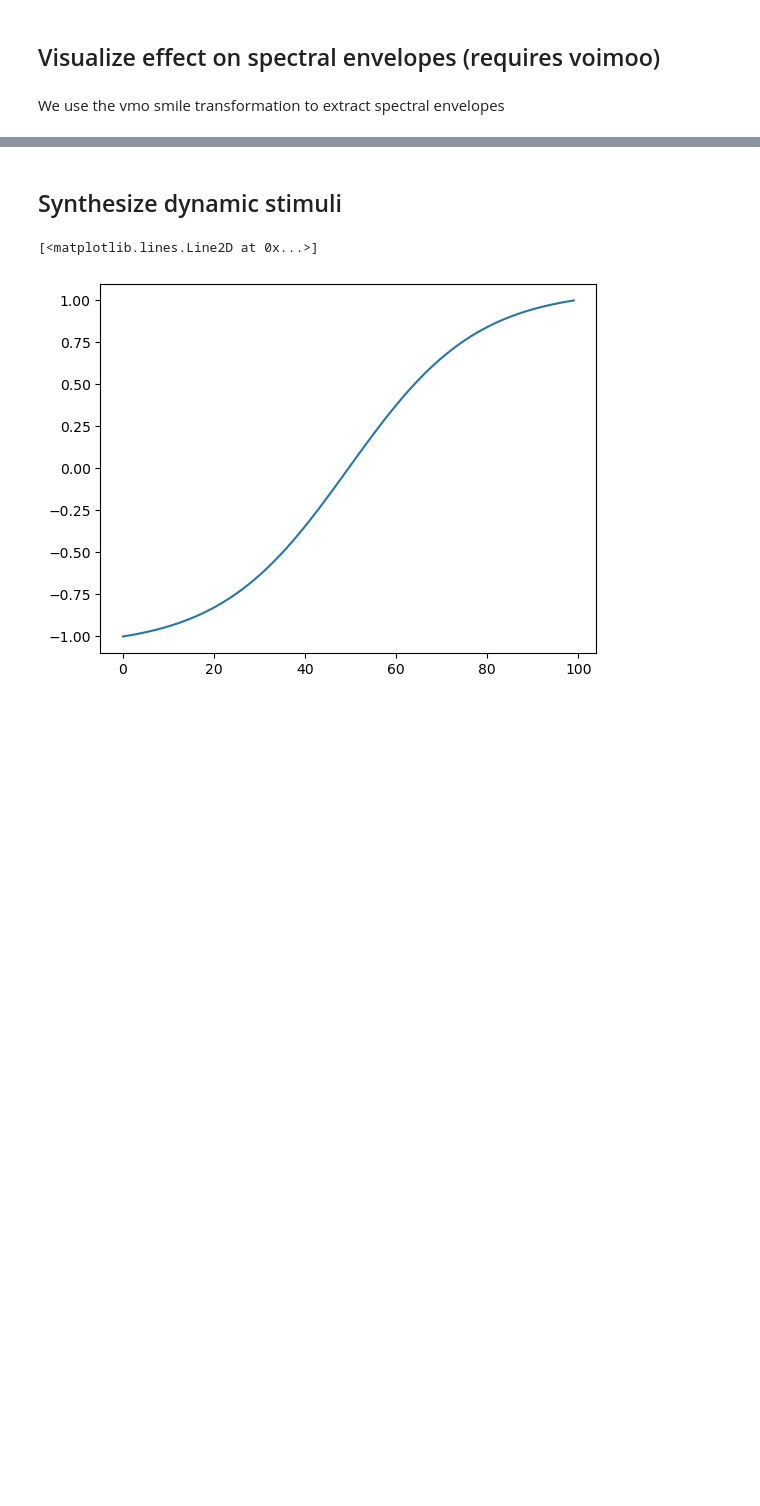
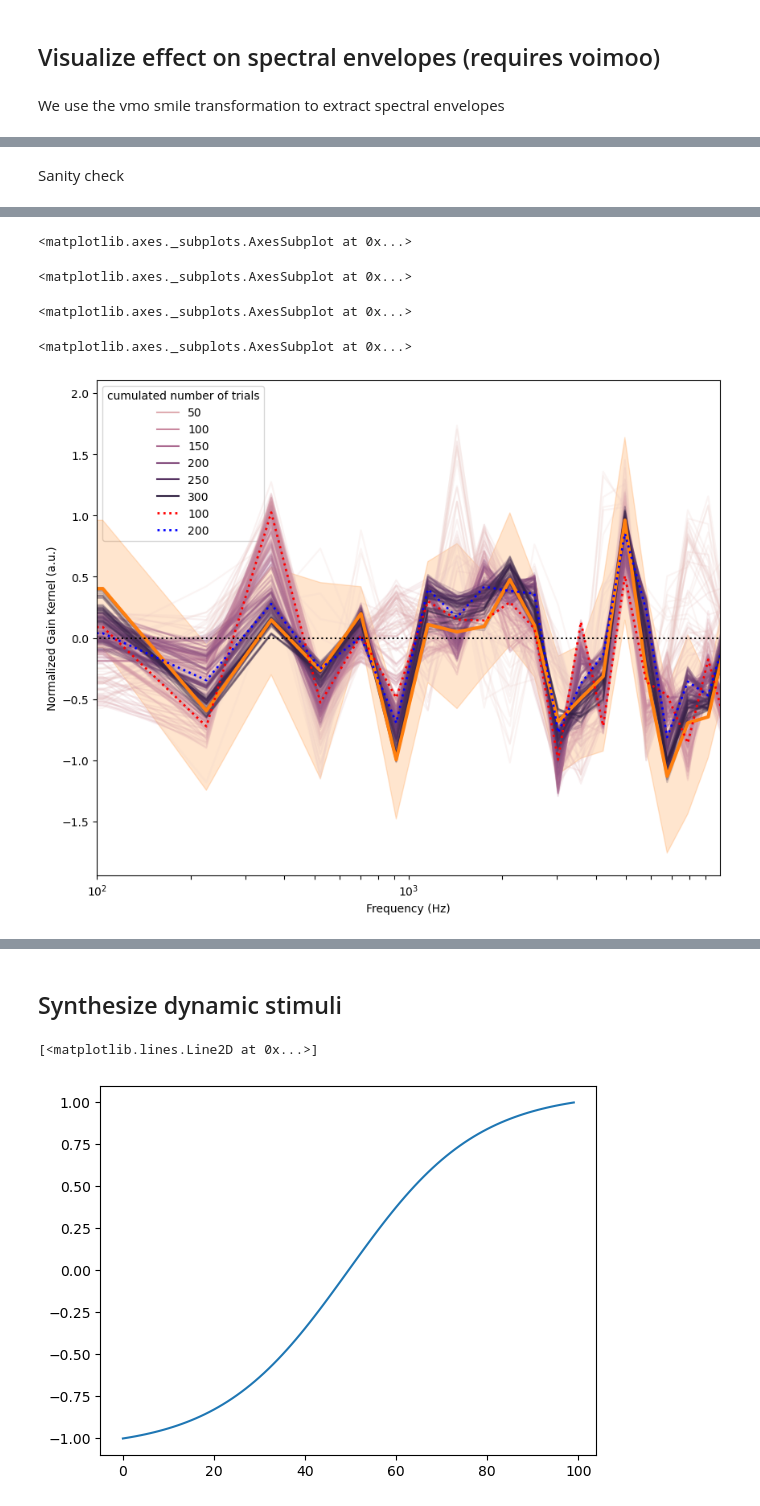
Before and after one commit to neuro-team-femto/revsmile, a Jupyter notebook: analysis/analysis_sepia.ipynb, the cells around one changed output, grey strips where cells are left out. Cells and saved outputs as stored; diff of their text form; code cells hidden in the pictures; blank space fills up the shorter version.

```diff
--- a/analysis/analysis_sepia.ipynb
+++ b/analysis/analysis_sepia.ipynb
@@ -379,0 +430,66 @@ Text(0, 0.5, 'Power (a.u)')
+# %%
+# compute kernels for all expanding lists of trials
+
+filter_mean_gain = data_df.sort_values('trial').groupby(['subj','filter_freq','response','base_sound']).expanding().agg({'filter_gain':'mean',
+                                                                                                     'trial':'count'}).reset_index()
+positives = filter_mean_gain.loc[filter_mean_gain['response'] == 1].reset_index()
+negatives = filter_mean_gain.loc[filter_mean_gain['response'] == 0].reset_index()
+cumulated_kernels = pd.merge(positives, negatives, on=['subj','base_sound','filter_freq','trial'])
+cumulated_kernels['kernel_gain'] = cumulated_kernels['filter_gain_x'] - cumulated_kernels['filter_gain_y']
+
+# Kernels are then normalized for each participant by dividing them
+# by the square root of the sum of their squared values.
+cumulated_kernels['square_gain'] = cumulated_kernels['kernel_gain']**2
+for_norm = cumulated_kernels.groupby(['subj','trial'])['square_gain'].mean().reset_index()
+cumulated_kernels = pd.merge(cumulated_kernels, for_norm, on=['subj','trial'])
+cumulated_kernels['norm_gain'] = cumulated_kernels['kernel_gain']/np.sqrt(cumulated_kernels['square_gain_y'])
+
+cumulated_kernels.drop(columns=['index_x','response_x','filter_gain_x','level_4_x',
+                      'index_y','response_y','filter_gain_y','level_4_y',
+                      'square_gain_x', 'square_gain_y'], inplace=True)
+# %% [markdown]
+Sanity check
+# %%
+# each subj has 300 (n_trials) gain values for each kernel freq
+print(cumulated_kernels.groupby(['subj','filter_freq']).norm_gain.count().reset_index())
+
+max_trial = cumulated_kernels.trial.max()
+# and n°300 is the same as the individual mean kernel
+fig,ax = plt.subplots(figsize=(10,8))
+crop_x = 10000
+sns.lineplot(x="filter_freq",
+             y="norm_gain",
+             data=cumulated_kernels.groupby(['trial','filter_freq']).norm_gain.mean().reset_index(),
+             units='trial',hue='trial',
+             estimator=None,
+             ci=95,
+             ax=ax,
+             alpha=0.2)
+sns.lineplot(x="filter_freq",
+             y="norm_gain",
+             data=cumulated_kernels[cumulated_kernels.trial==max_trial],
+             ci=95,
+             ax=ax, lw=3)
+
+sns.lineplot(x="filter_freq",
+             y="norm_gain",
+             data=cumulated_kernels[cumulated_kernels.trial==100],
+             ci=None,
+             ax=ax, lw=2, color='red', linestyle=':', label="100")
+
+sns.lineplot(x="filter_freq",
+             y="norm_gain",
+             data=cumulated_kernels[cumulated_kernels.trial==200],
+             ci=None,
+             ax=ax, lw=2, color='blue', linestyle=':', label='200')
+
+_=ax.set_xlabel("Frequency (Hz)")
+_=ax.set_ylabel("Normalized Gain Kernel (a.u.)")
+_=ax.plot([0,crop_x],[0,0],color='k',linestyle = ':')
+_=plt.xscale('log')
+_=ticks=np.concatenate((np.arange(100,1000,100),np.arange(1000,crop_x,1000)))
+_=plt.xticks(ticks)
+_=ax.set_xlim([100,crop_x]);
+plt.legend(title='cumulated number of trials', fancybox=True, loc=2).set_zorder(-1000)
+plt.savefig('./pics/convergence_kernel_tours.jpg', format='jpg', dpi=600, transparent=True)
+# %% [output]
@@ -379,0 +510,5 @@ Text(0, 0.5, 'Power (a.u)')
+<matplotlib.axes._subplots.AxesSubplot at 0x...>
+<matplotlib.axes._subplots.AxesSubplot at 0x...>
+<matplotlib.axes._subplots.AxesSubplot at 0x...>
+<matplotlib.axes._subplots.AxesSubplot at 0x...>
+[figure, added]
```
Also changed, not shown: parts of 27 cells of this notebook, 5 other files.
